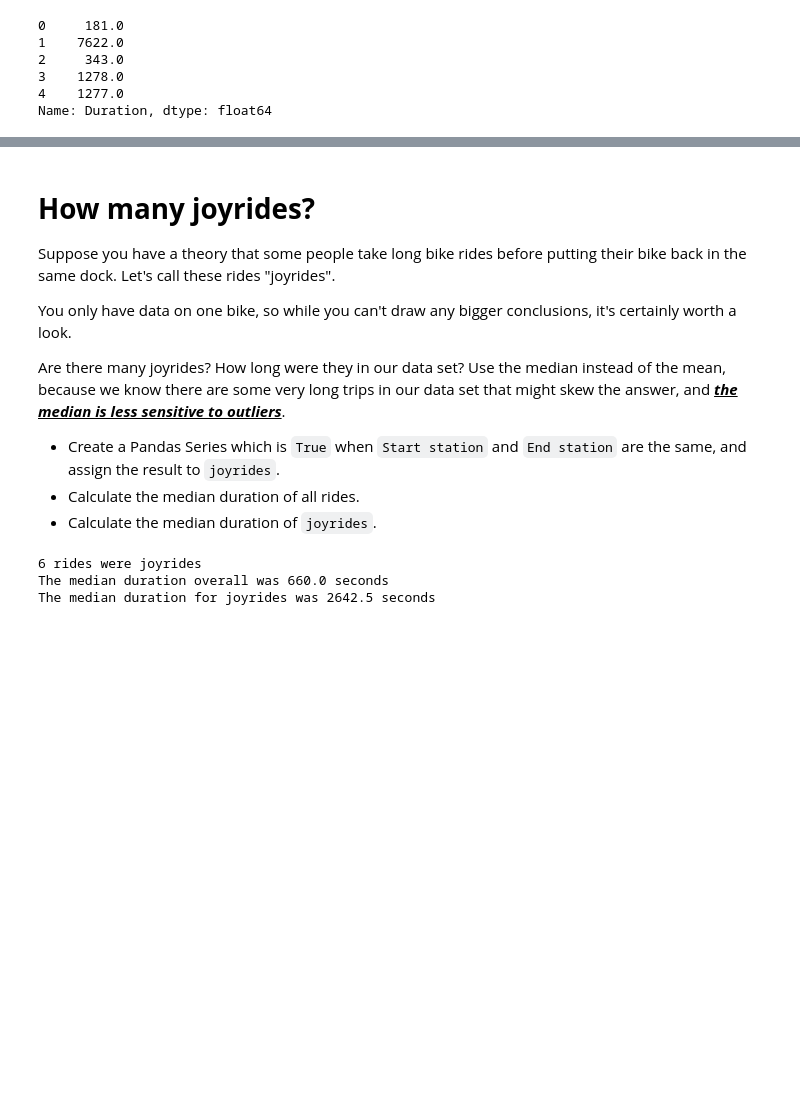
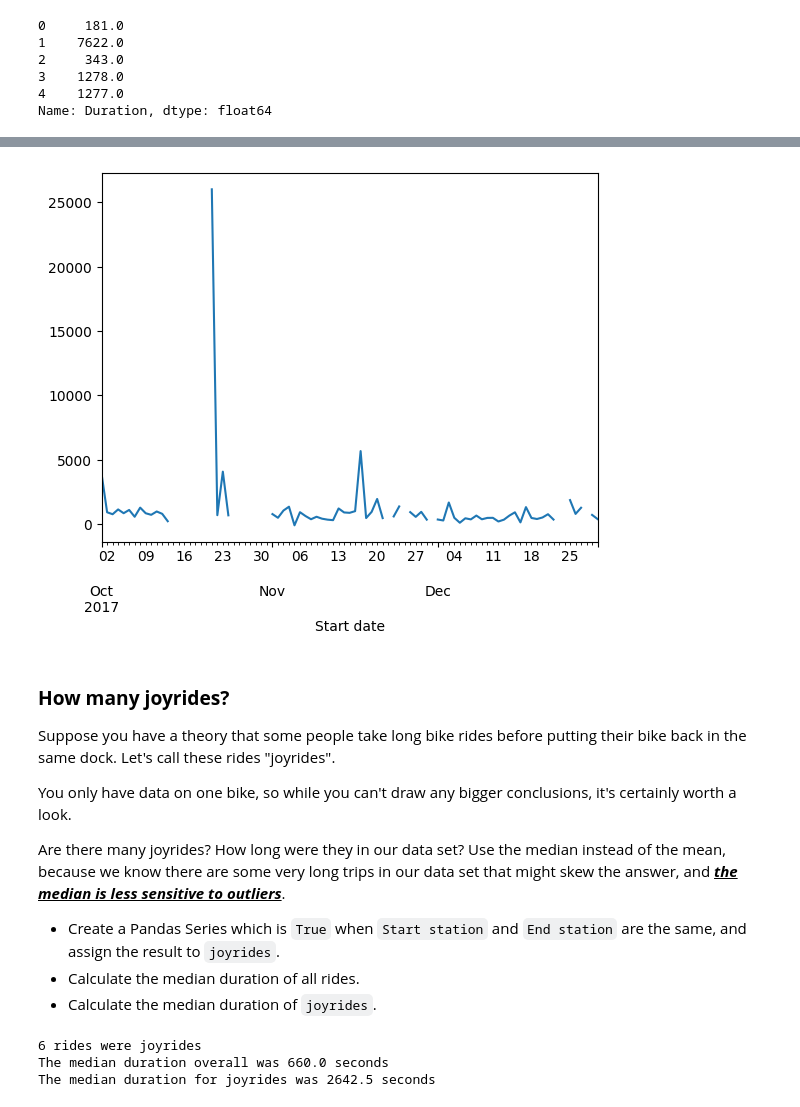
Before and after one commit to armeros/DC_DataMani_Datetimes, a Jupyter notebook: Datetime.ipynb, the cells around one changed output, grey strips where cells are left out. Cells and saved outputs as stored; diff of their text form; code cells hidden in the pictures; blank space fills up the shorter version.

```diff
--- a/Datetime.ipynb
+++ b/Datetime.ipynb
@@ -1211,5 +1577,11 @@ Name: Duration, dtype: float64
+# %%
+# 'D' is for days
+rides.resample('D', on='Start date')['Duration'].mean().plot()
+plt.show()
+# %% [output]
+[figure, added]
 # %% [markdown]
-# **How many joyrides?**
+### **How many joyrides?**
 
 Suppose you have a theory that some people take long bike rides before putting their bike back in the same dock. Let's call these rides "joyrides".
 
```
Also changed, not shown: parts of 109 cells of this notebook.
